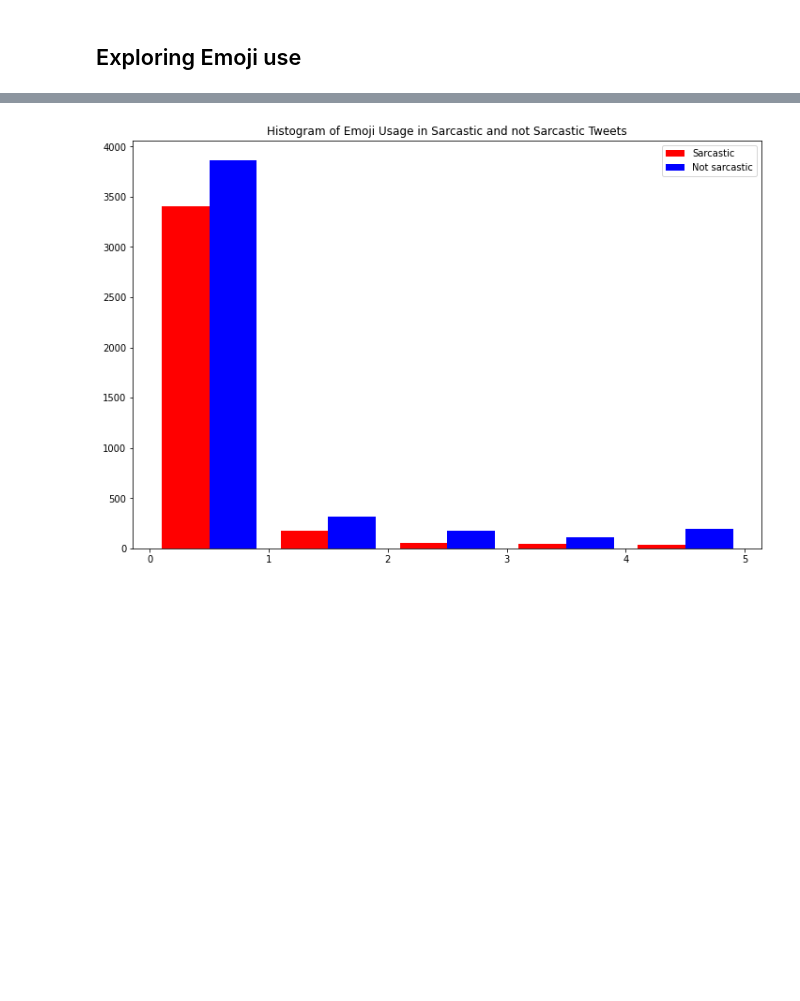
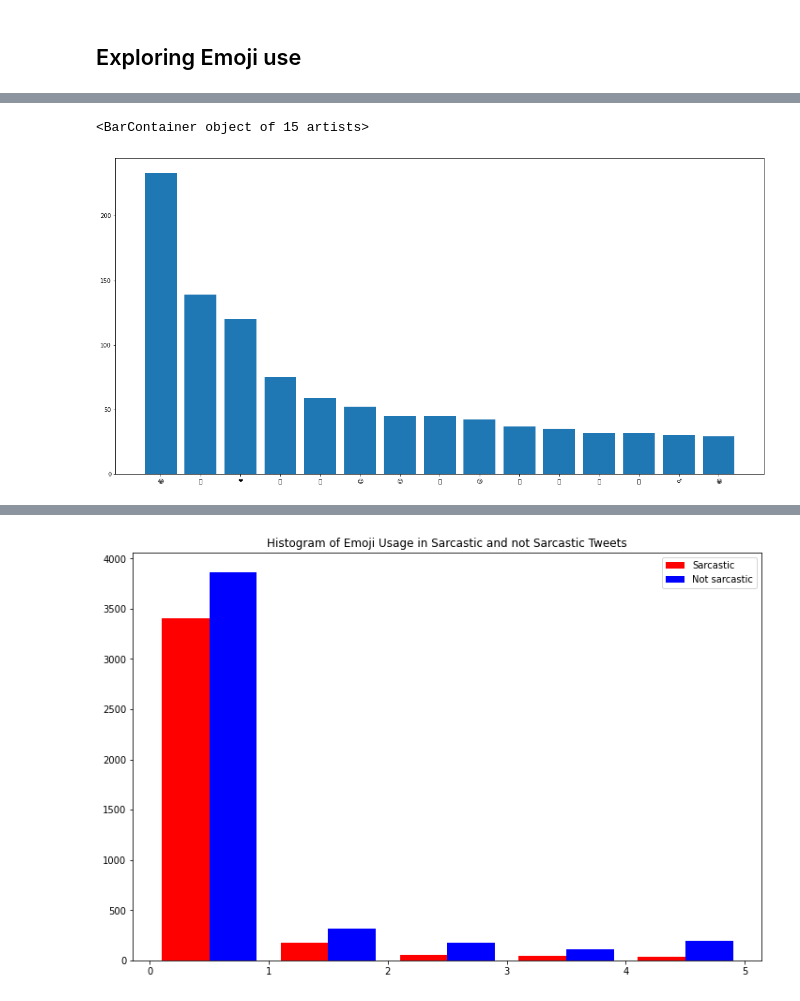
Before and after one commit to krking1512/Capstone, a Jupyter notebook: Code/Cleaning_and_EDA.ipynb, the cells around one changed output, grey strips where cells are left out. Drawn from its saved outputs; the diff is of its cells as text; code cells hidden in the pictures; blank space fills up the shorter version.

```diff
--- a/Code/Cleaning_and_EDA.ipynb
+++ b/Code/Cleaning_and_EDA.ipynb
@@ -80 +84,4 @@ print(emoji_list[0:10])
 ['🤪', '💞', '🍽', '🇿', '📺', '🤦', '🍫', '😉', '😳', '✊']
+# %%
+emoji_dataframe = pd.DataFrame(emoji_dict.values(), index = emoji_dict.keys(), columns = ['Emoji Count'])
+emoji_dataframe.sort_values(by = 'Emoji Count', ascending = False)[0:15]
@@ -81,3 +105,9 @@ print(emoji_list[0:10])
+# %%
+plt.figure(figsize = (20,10))
+plt.bar(x = emoji_dataframe.sort_values(by = 'Emoji Count', ascending = False)[0:15].index, height = emoji_dataframe.sort_values(by = 'Emoji Count', ascending = False)[0:15]['Emoji Count'])
+# %% [output]
+<BarContainer object of 15 artists>
+[figure, added]
 # %%
 #using the emoji_list to identify and count the emojis in each tweet
 def is_emoji(s):
```
Also changed, not shown: parts of 6 cells of this notebook, 4 other files.
